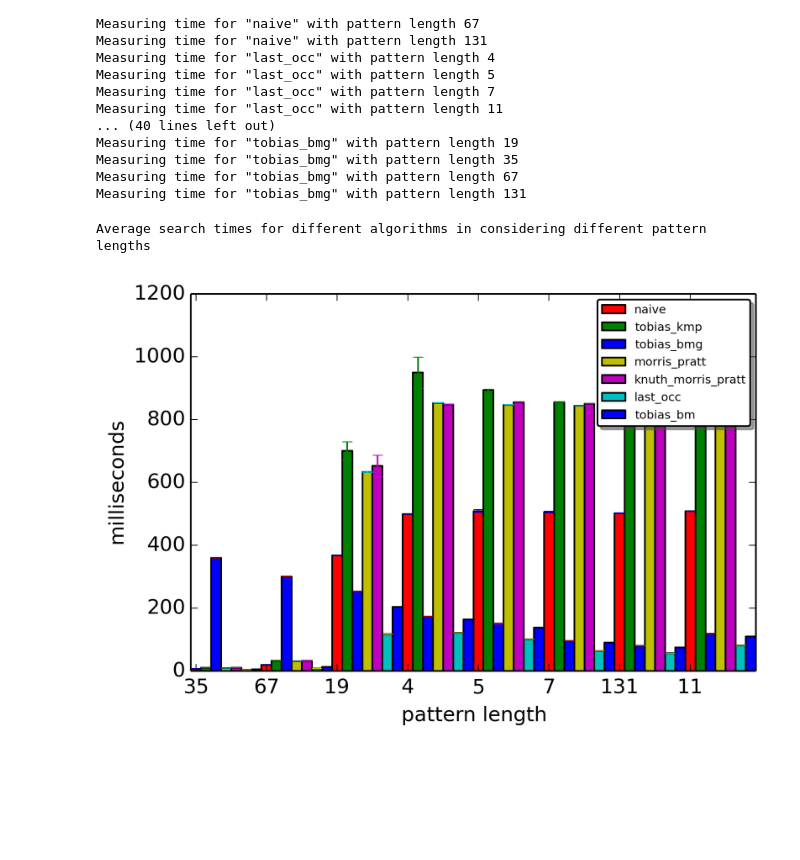
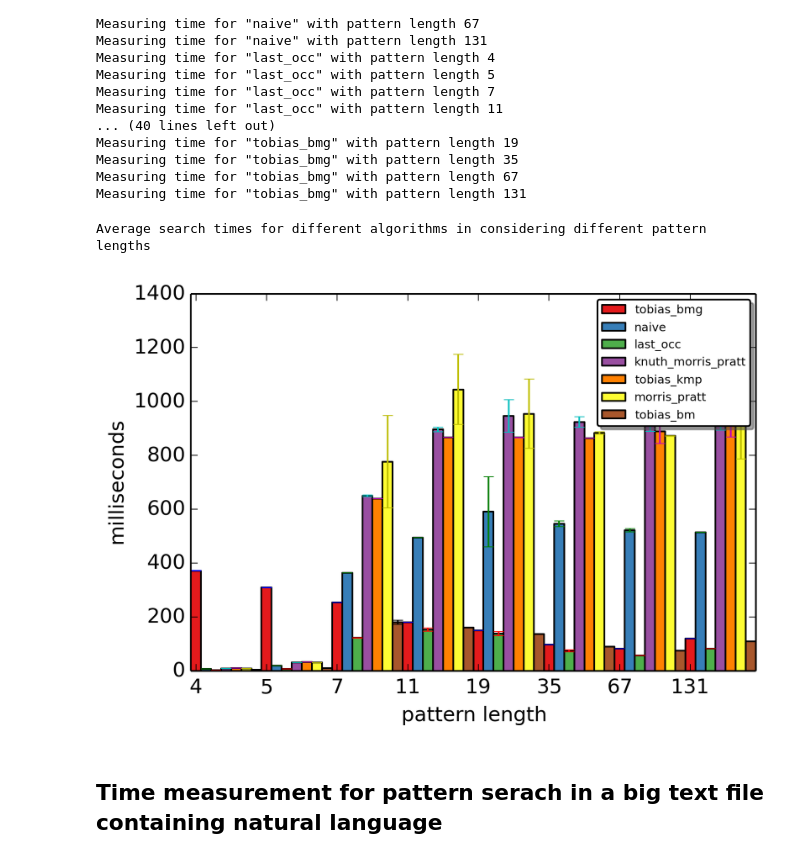
Before and after one commit to KLINGTdotNET/stringologie-ss14, a Jupyter notebook: Stringologie-Measurements.ipynb, the cells around one changed output. Saved outputs shown, nothing was run; the diff lists cells and outputs as text; code cells hidden in the pictures; blank space fills up the shorter version.

```diff
--- a/Stringologie-Measurements.ipynb
+++ b/Stringologie-Measurements.ipynb
@@ -80,30 +72,30 @@ Measuring time for "tobias_bmg" with pattern length 35
 Measuring time for "tobias_bmg" with pattern length 67
 Measuring time for "tobias_bmg" with pattern length 131
 # %%
-print('Average search times for different algorithms in considering different pattern lengths')
 m = measurements
 N = len(m['naive'])
 ind = np.arange(N)
 width = 1/len(m)
 bars =  []
-colors = ['r','g','b','y', 'm', 'c', 'b']
 i = 0
 bars = []
 for alg in m:
     avg = []
     std = []
     pat_lengths = [ _ for _ in m[alg] ]
     pat_lengths.sort()
     for pat_len in pat_lengths:
         avg.append(m[alg][pat_len]['avg']*1000)
         std.append(m[alg][pat_len]['std']*1000)
-    bars.append(plt.bar(ind+i*width, tuple(avg), width, yerr=tuple(std), color=colors[i]))
+    bars.append(plt.bar(ind+i*width, tuple(avg), width, yerr=tuple(std), color=cm.Set1(i/N, 1)))
     plt.ylabel('milliseconds')
     plt.xlabel('pattern length')
-    plt.xticks(ind+width/2., [ _ for _ in m['naive'] ] )
+    plt.xticks(ind+width/2., pat_lengths )
     i+=1
 plt.legend(bars, [ _ for _ in m ], fontsize='xx-small', fancybox=True, shadow=True)
 plt.show()
 # %% [output]
 Average search times for different algorithms in considering different pattern lengths
-[figure, old version]
+[figure, new version]
+# %% [markdown]
+## Time measurement for pattern serach in a big text file containing natural language
```
Also changed, not shown: parts of 7 cells of this notebook.
